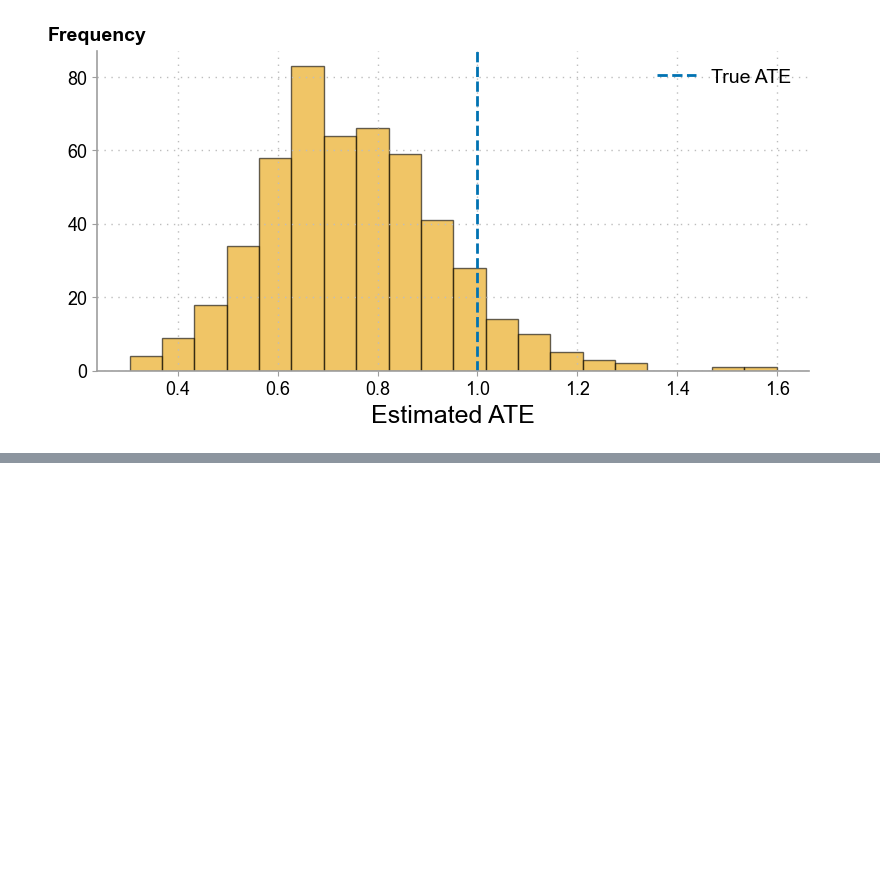
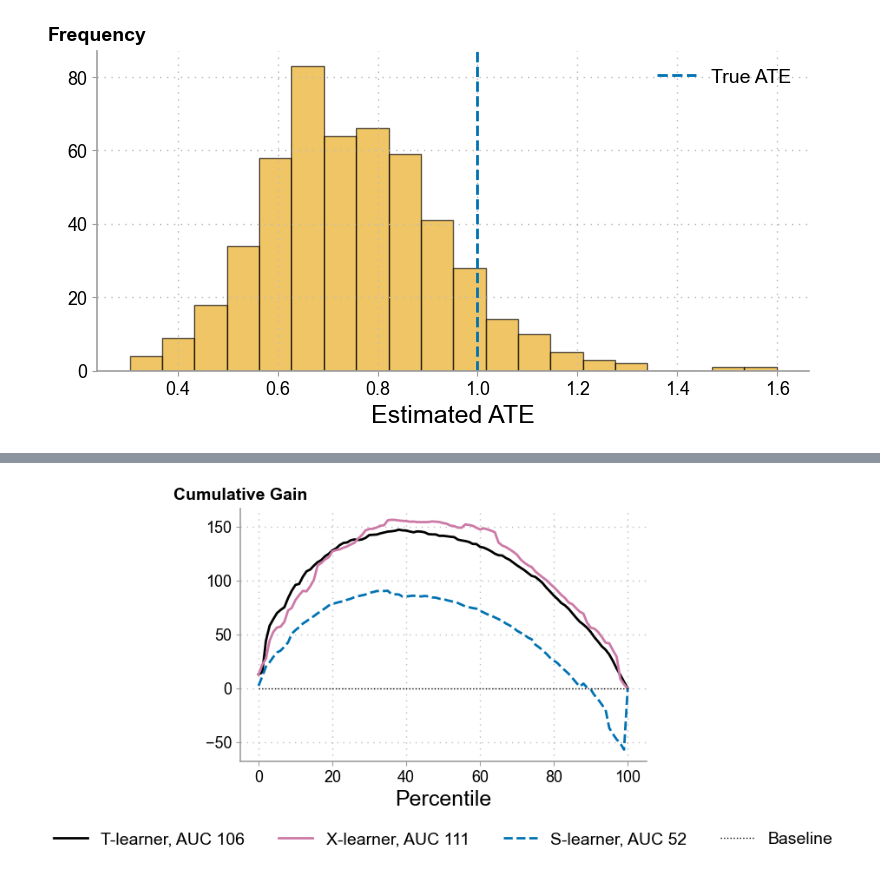
Before and after one commit to Applied-Econometric-Methods/ECON594-Causal-Machine-Learning, a Jupyter notebook: Lectures/17-Meta-Learners.ipynb, the cells around one changed output, grey strips where cells are left out. Saved outputs shown, nothing was run; the diff lists cells and outputs as text; code cells hidden in the pictures; blank space fills up the shorter version.

```diff
--- a/Lectures/17-Meta-Learners.ipynb
+++ b/Lectures/17-Meta-Learners.ipynb
@@ -1122,0 +796,28 @@ plt.tight_layout()
+# %%
+# S-learner on the email data, next to the T and X learners from before
+email_train = pd.read_csv("./data/email_obs_data.csv")
+email_test = pd.read_csv("./data/email_rnd_data.csv")
+email_X = list(email_test.drop(columns=["next_mnth_pv", "mkt_email"]).columns)
+
+s_email = HistGradientBoostingRegressor(early_stopping=False)
+s_email.fit(email_train[email_X + ["mkt_email"]], email_train["next_mnth_pv"])
+
+s_cate_test = email_test.assign(
+    cate=s_email.predict(email_test[email_X].assign(mkt_email=1))
+         - s_email.predict(email_test[email_X].assign(mkt_email=0)))
+
+use_plotplainblind("mono")
+fig, ax = plt.subplots(figsize=(8, 4.8))
+for df, name, color, ls in [(t_learner_cate_test, "T-learner", "black", "-"),
+                            (x_cate_test, "X-learner", "#CC79A7", "-"),
+                            (s_cate_test, "S-learner", "#0072B2", "--")]:
+    curve = relative_cumulative_gain_curve(df, "mkt_email", "next_mnth_pv", prediction="cate")
+    auc = area_under_the_relative_cumulative_gain_curve(df, "mkt_email", "next_mnth_pv", prediction="cate")
+    ax.plot(curve, color=color, linestyle=ls, linewidth=2, label=f"{name}, AUC {auc:.0f}")
+ax.hlines(0, 0, 100, linestyle=":", color="black", linewidth=1, label="Baseline")
+ax.set_xlabel("Percentile")
+set_top_ylabel(ax, "Cumulative Gain", fontsize=14, fontweight="bold")
+ax.legend(loc="upper center", bbox_to_anchor=(0.5, -0.22), ncol=4, frameon=False)
+plt.tight_layout()
+# %% [output]
+[figure, added]
```
Also changed, not shown: parts of 45 cells of this notebook.
